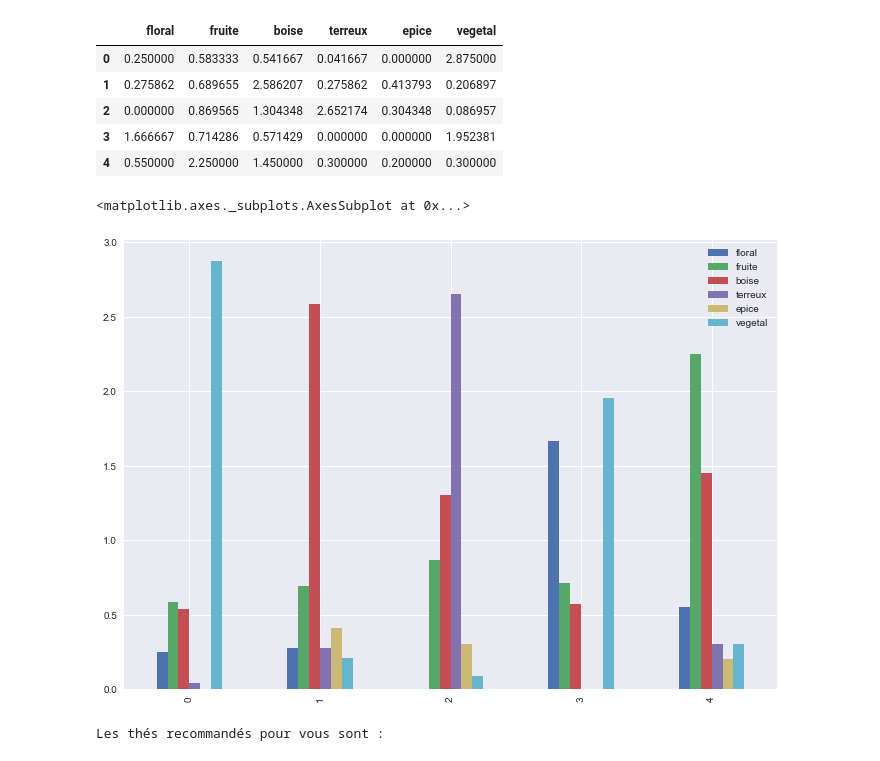
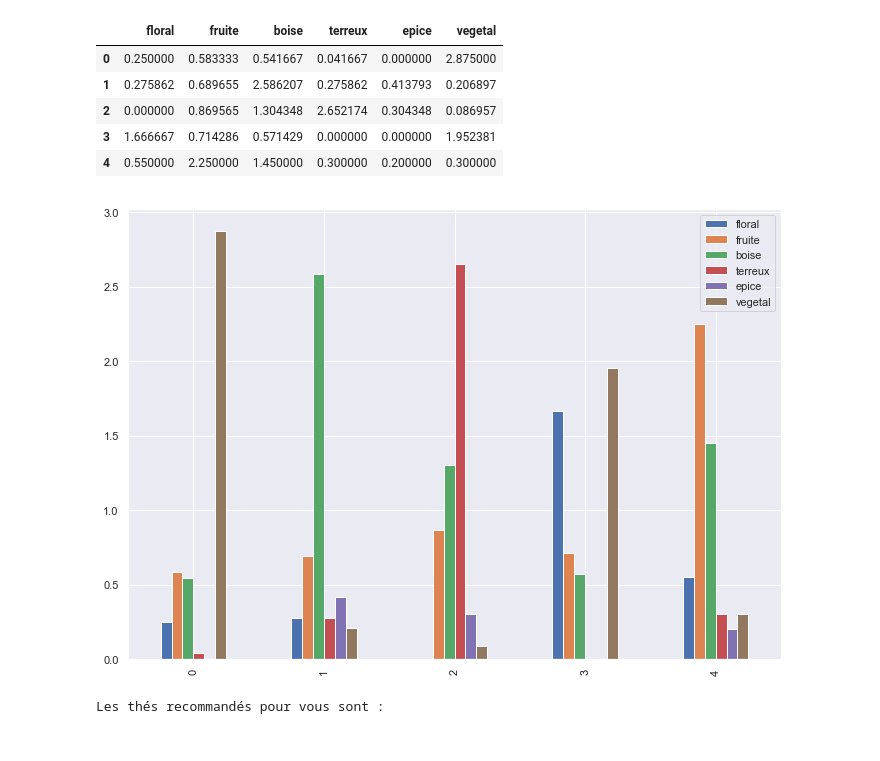
Before and after one commit to CarlCharpin/Tea-cluster-recommender, a Jupyter notebook: Data scraper + recommender.ipynb, the cells around one changed output. Saved outputs shown, nothing was run; the diff lists cells and outputs as text; code cells hidden in the pictures.

Commit message:
Added images folder and saved the plot as png files

```diff
--- a/Data scraper + recommender.ipynb
+++ b/Data scraper + recommender.ipynb
@@ -515,11 +517,11 @@ aromasT
 | 2 | 0.000000 | 0.869565 | 1.304348 | 2.652174 | 0.304348 | 0.086957 |
 | 3 | 1.666667 | 0.714286 | 0.571429 | 0.000000 | 0.000000 | 1.952381 |
 | 4 | 0.550000 | 2.250000 | 1.450000 | 0.300000 | 0.200000 | 0.300000 |
-# %%
-aromasT.plot(kind='bar')
-# %% [output]
-<matplotlib.axes._subplots.AxesSubplot at 0x...>
-[figure, removed]
+# %%
+ax2 = aromasT.plot(kind='bar')
+ax2.figure.savefig('images\distribution.png')
+# %% [output]
+[figure, added]
 # %%
 input_the = 'Darjeeling Avongrove biologique'
 # %%
```
Also changed, not shown: parts of 3 cells of this notebook, 3 other files.
